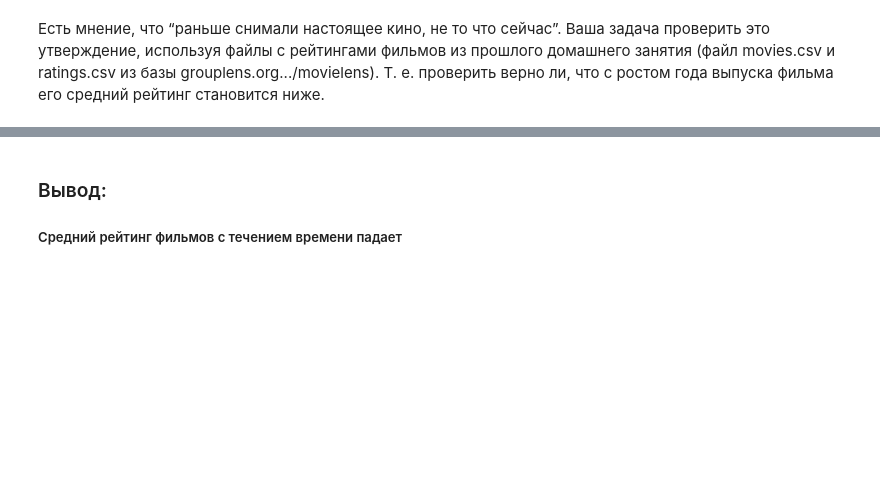
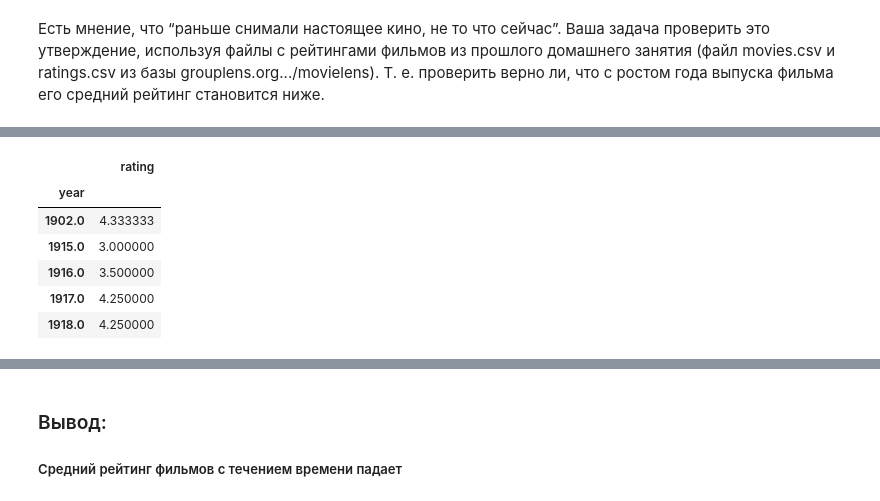
Before and after one commit to sokolovand/DSU_7, a Jupyter notebook: 2. Numpy.Pandas/3. Pandas and functions/Pandas and functions.ipynb, the cells around one changed output, grey strips where cells are left out. Cells and saved outputs as stored; diff of their text form; code cells hidden in the pictures; blank space fills up the shorter version.

```diff
--- a/2. Numpy.Pandas/3. Pandas and functions/Pandas and functions.ipynb
+++ b/2. Numpy.Pandas/3. Pandas and functions/Pandas and functions.ipynb
@@ -131,5 +139,14 @@ all_info['year'] = all_info.apply(return_me_a_year, axis=1)
 # %%
 rating_by_year = all_info[['rating', 'year']].groupby('year').mean()
+rating_by_year.head()
+# %% [output]
+|  | rating |
+| year |  |
+| 1902.0 | 4.333333 |
+| 1915.0 | 3.000000 |
+| 1916.0 | 3.500000 |
+| 1917.0 | 4.250000 |
+| 1918.0 | 4.250000 |
 # %%
 %matplotlib inline
 
```
Also changed, not shown: parts of 2 cells of this notebook.
